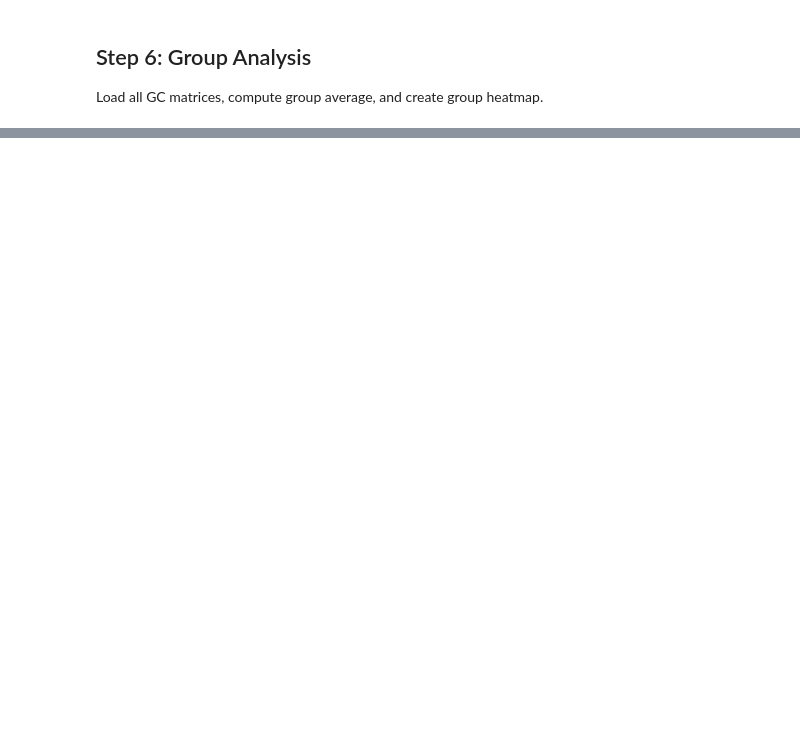
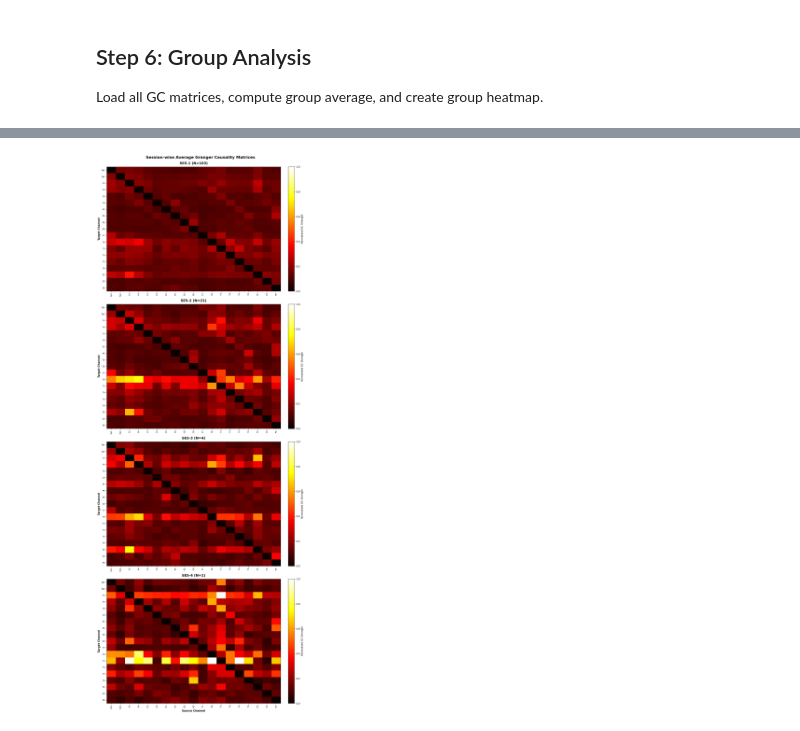
Before and after one commit to AlooKaLaddoo/DPCN-Project, a Jupyter notebook: granger-causality-analysis-minimal.ipynb, the cells around one changed output, grey strips where cells are left out. Cells and saved outputs as stored; diff of their text form; code cells hidden in the pictures; blank space fills up the shorter version.

```diff
--- a/granger-causality-analysis-minimal.ipynb
+++ b/granger-causality-analysis-minimal.ipynb
@@ -454,15 +439,10 @@ def fit_var_models(segments, order):
     """Fit VAR model on each segment."""
     fitted_models = []
     n_segments = len(segments)
-    print(f"Fitting VAR models for {n_segments} windows...")
 
     for idx, segment in enumerate(segments, 1):
         model = VAR(segment.T)
         fitted_models.append(model.fit(order, verbose=False))
-
-        # Progress meter
-        progress = (idx / n_segments) * 100
-        print(f"  Progress: {idx}/{n_segments} ({progress:.1f}%)", end='\r')
 
     print()  # New line after progress
     return fitted_models
@@ -470,7 +450,6 @@ def fit_var_models(segments, order):
 # Fit VAR models using optimal order
 if 'segments_normalized' in locals() and 'optimal_order' in locals():
     var_models = fit_var_models(segments_normalized, optimal_order)
-    # var_models = fit_var_models(segments_normalized, 2)  # Placeholder for optimal_order
 
     print(f"✓ Fitted {len(var_models)} VAR models with order {optimal_order}")
 else:
@@ -1484,0 +1316,82 @@ GROUP ANALYSIS SUMMARY
+# %%
+# Visualize session-wise comparison with heatmaps
+if 'session_averages' in locals() and len(session_averages) > 0:
+    # Create subplot for each session - VERTICAL ARRANGEMENT
+    n_sessions = len(session_averages)
+    fig, axes = plt.subplots(n_sessions, 1, figsize=(12, 8*n_sessions))
+
+    # Handle single session case
+    if n_sessions == 1:
+        axes = [axes]
+
+    # Get global min/max for consistent color scale
+    all_values = np.concatenate([m.flatten() for m in session_averages.values()])
+    vmin, vmax = all_values.min(), all_values.max()
+
+    # Get channel names from a sample subject
+    n_ch = list(session_averages.values())[0].shape[0]
+    try:
+        sample_subject = subjects[0] if 'subjects' in locals() else None
+        if sample_subject:
+            sample_files = list((dataset_path / sample_subject).rglob('*.edf'))
+            if sample_files:
+                sample_raw = mne.io.read_raw_edf(sample_files[0], preload=False, verbose=False)
+                bad_ch = detect_bad_channels(sample_raw, 1e-12, 0.001)
+                channel_names_list = [ch for ch in sample_raw.ch_names if ch not in bad_ch][:n_ch]
+            else:
+                channel_names_list = [f'Ch{i+1}' for i in range(n_ch)]
+        else:
+            channel_names_list = [f'Ch{i+1}' for i in range(n_ch)]
+    except:
+        channel_names_list = [f'Ch{i+1}' for i in range(n_ch)]
+
+    # Ensure we have the right number of channel names
+    if len(channel_names_list) != n_ch:
+        channel_names_list = [f'Ch{i+1}' for i in range(n_ch)]
+
+    print(f"Creating heatmaps for {n_sessions} sessions...")
+    print(f"  Global range: [{vmin:.4f}, {vmax:.4f}]")
+    print(f"  Using {len(channel_names_list)} channels: {', '.join(channel_names_list)}")
+
+    for idx, (session_id, gc_avg) in enumerate(sorted(session_averages.items())):
+        ax = axes[idx]
+
+        # Normalize for visualization
+        gc_normalized = (gc_avg - vmin) / (vmax - vmin) if vmax > vmin else gc_avg
+
+        # Create heatmap
+        im = ax.imshow(gc_normalized, cmap='hot', aspect='auto', interpolation='nearest', vmin=0, vmax=1)
+
+        # Title
+        n_subjects = len(session_matrices[session_id])
+        ax.set_title(f'{session_id.upper()} (N={n_subjects})', fontsize=14, fontweight='bold', pad=10)
+
+        # Set channel names on axes
+        ax.set_xticks(range(n_ch))
+        ax.set_yticks(range(n_ch))
+        ax.set_xticklabels(channel_names_list, rotation=90, ha='center', fontsize=8)
+        ax.set_yticklabels(channel_names_list, fontsize=8)
+
+        # Labels
+        ax.set_ylabel('Target Channel', fontsize=11, fontweight='bold')
+        if idx == n_sessions - 1:  # Only show x-label on bottom plot
+            ax.set_xlabel('Source Channel', fontsize=11, fontweight='bold')
+
+        # Add colorbar for each subplot
+        cbar = plt.colorbar(im, ax=ax, fraction=0.046, pad=0.04)
+        cbar.set_label('Normalized GC Strength', fontsize=10)
+
+    plt.suptitle('Session-wise Average Granger Causality Matrices',
+                 fontsize=16, fontweight='bold', y=0.995)
+    plt.tight_layout()
+
+    # Save figure
+    output_fig = results_dir / 'session_comparison_heatmaps.png'
+    plt.savefig(output_fig, dpi=200, bbox_inches='tight')
+    print(f"\n✓ Saved session comparison heatmaps to: {output_fig.name}")
+
+    plt.show()
+
+else:
+    print("Error: Session averages not computed")
+# %% [output]
@@ -1484,0 +1406 @@ GROUP ANALYSIS SUMMARY
+[figure, added]
```
Also changed, not shown: parts of 29 cells of this notebook, 18 other files.
